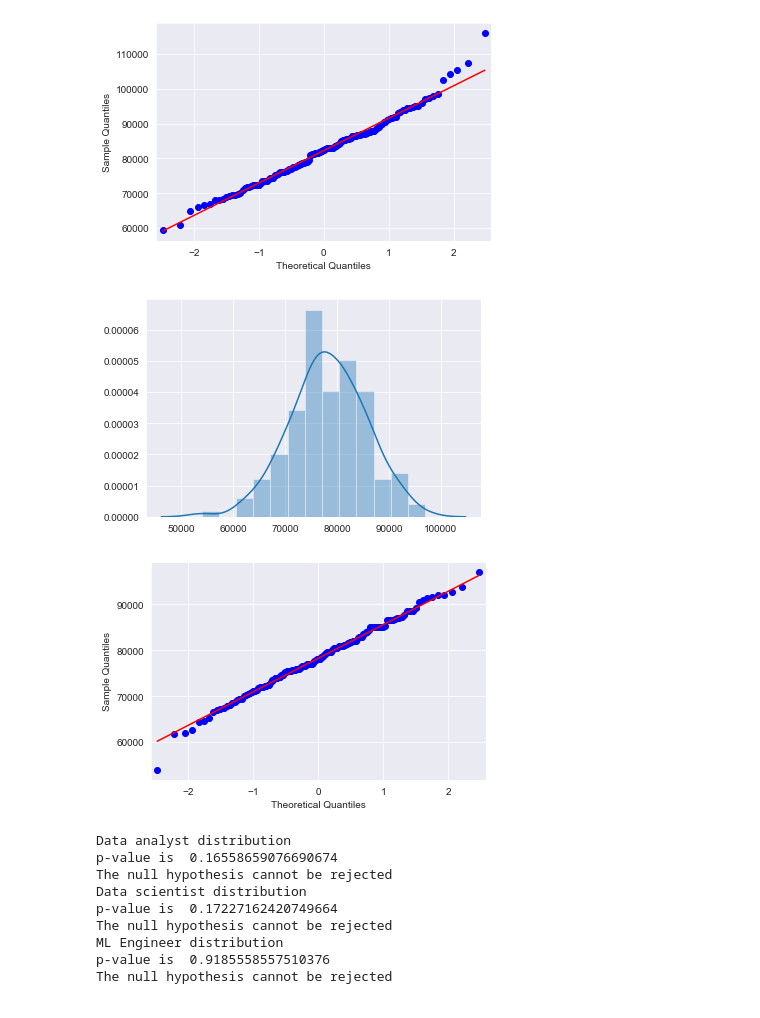
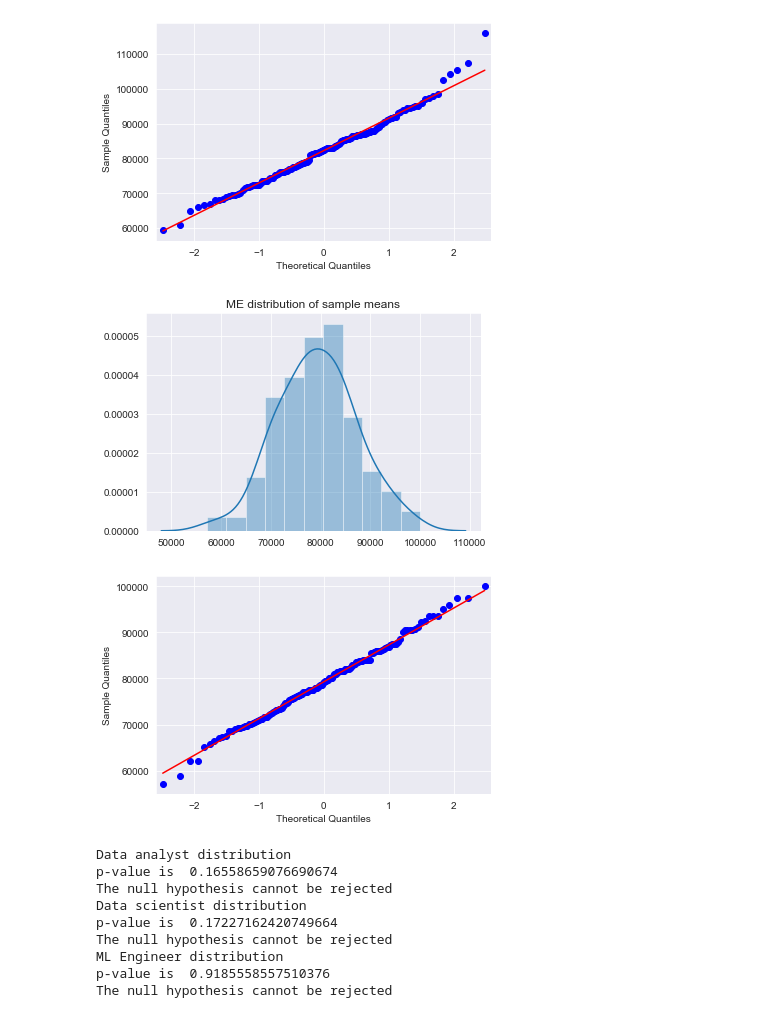
Before and after one commit to Ioana-P/MLEng_vs_DScientist_analysis, a Jupyter notebook: 3b_Statistical_tests.ipynb, the cells around one changed output. Saved outputs shown, nothing was run; the diff lists cells and outputs as text; code cells hidden in the pictures.

```diff
--- a/3b_Statistical_tests.ipynb
+++ b/3b_Statistical_tests.ipynb
@@ -276,12 +290,13 @@ sm_qq(ds_dist_sample_means, line='s');
 [figure]
 [figure]
 # %%
+plt.title('ME distribution of sample means')
 me_dist_sample_means = st.gen_dist_sample_means(me_dist, 150, 10)
 sns.distplot(me_dist_sample_means)
 sm_qq(me_dist_sample_means, line='s');
 # %% [output]
-[figure, old version]
+[figure, new version]
-[figure, old version]
+[figure, new version]
 # %%
 print('Data analyst distribution')
 st.normality_test(da_dist_sample_means, 0.05);
```
Also changed, not shown: parts of 9 cells of this notebook, 2 other files.
